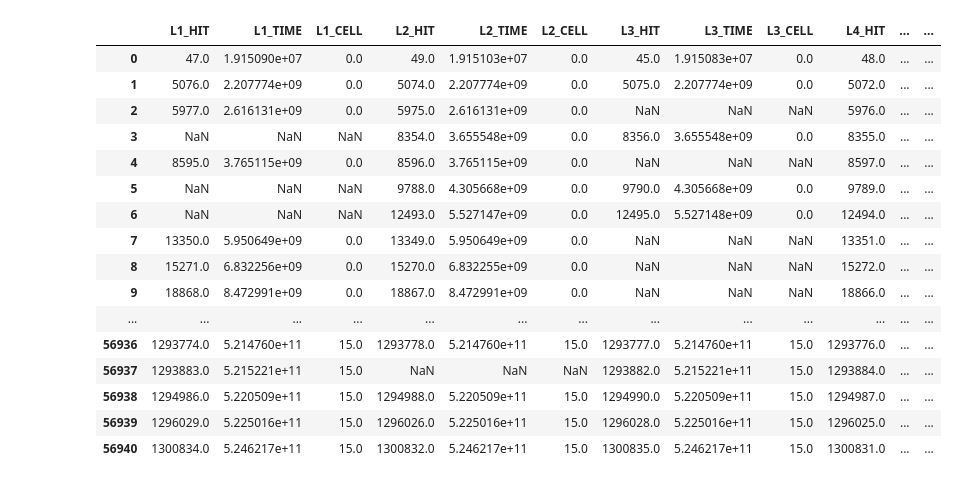
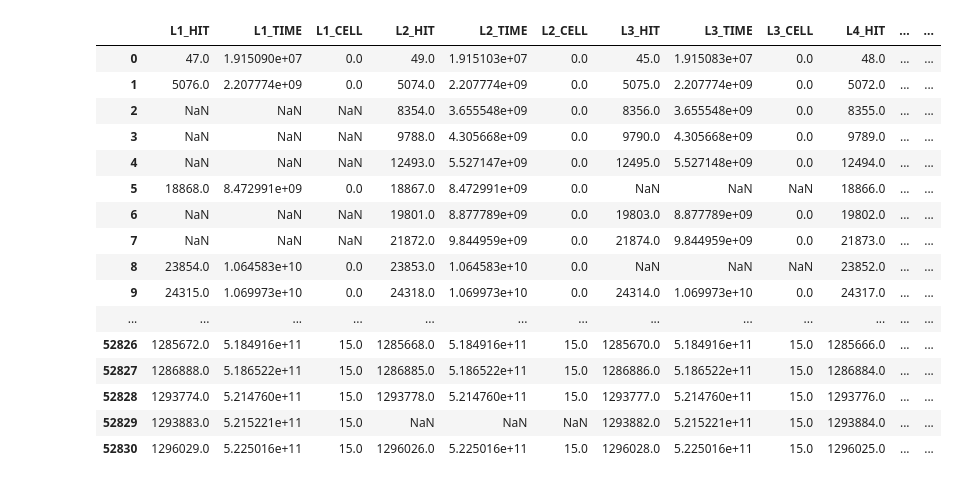
Before and after one commit to baronefr/LCP_projects_Y4, a Jupyter notebook: project_part2.ipynb, the cells around one changed output. Cells and saved outputs as stored; diff of their text form; code cells hidden in the pictures.

```diff
--- a/project_part2.ipynb
+++ b/project_part2.ipynb
@@ -14,6 +15,6 @@ from scipy import stats
 # %%
 # load the dataset containing the events
-source_file = '/home/lab/dat/262_000_full.txt'
+source_file = '/home/lab/dat/262_000_definitive.txt'
 events = pd.read_csv(source_file, sep=",")
 events['LAYERS'] = events['LAYERS'].astype(str)
 events
@@ -85,7 +86,7 @@ def meantimer_134(t, c, tmax, v_drift, h):   # case layers 1-3-4
     t1, t2, t3, t4 = t
     c1, c2, c3, c4 = c
     t0 = (-t1 + 3*t3 + 2*t4 -2*tmax) / 4   # time pedestal
-    if c3 == c1:
+    if c4 == c1:
         pattern = 'L_LR'
         angle_sign = np.sign(t1-t3)
     else:
@@ -109,11 +110,61 @@ def meantimer_234(t, c, tmax, v_drift, h):   # case layers 2-3-4
 
 def meantimer_1234(t, c, tmax, v_drift, h):   # case layers 1-2-3-4
     t0_123, pattern_123, angle_123 = meantimer_123(t, c, tmax, v_drift, h)
+    t0_124, pattern_124, angle_124 = meantimer_124(t, c, tmax, v_drift, h)
+    t0_134, pattern_134, angle_134 = meantimer_134(t, c, tmax, v_drift, h)
     t0_234, pattern_234, angle_234 = meantimer_234(t, c, tmax, v_drift, h)
-    t0 = np.mean([t0_123, t0_234])   # time pedestal
-    pattern = pattern_123[:-1] + pattern_234[-1]
-    angle = np.mean([angle_123, angle_234])
-    return t0, pattern, angle
+
+    pedestals, angles = [], []   # lists of plausible time pedestals and crossing angles
+    pattern = ''
+    sampling = 25   # sampling period of the acquisition system (ns)
+
+    # case layers 1-2-3 + layers 1-2-4
+    if np.abs(t0_123 - t0_124) < sampling:
+        pedestals += [t0_123, t0_124]
+        angles += [angle_123, angle_124]
+        if pattern == '':
+            pattern = pattern_123[:-1] + pattern_124[-1]
+
+    # case layers 1-2-3 + layers 1-3-4
+    if np.abs(t0_123 - t0_134) < sampling:
+        pedestals += [t0_123, t0_134]
+        angles += [angle_123, angle_134]
+        if pattern == '':
+            pattern = pattern_123[:2] + pattern_134[2:]
+
+    # case layers 1-2-3 + layers 2-3-4
+    if np.abs(t0_123 - t0_234) < sampling:
+        pedestals += [t0_123, t0_234]
+        angles += [angle_123, angle_234]
+        if pattern == '':
+            pattern = pattern_123[:2] + pattern_234[2:]
+
+    # case layers 1-2-4 + layers 1-3-4
+    if np.abs(t0_124 - t0_134) < sampling:
+        pedestals += [t0_124, t0_134]
+        angles += [angle_124, angle_134]
+        if pattern == '':
+            pattern = pattern_124[:2] + pattern_134[2:]
+
+    # case layers 1-2-4 + layers 2-3-4
+    if np.abs(t0_124 - t0_234) < sampling:
+        pedestals += [t0_124, t0_234]
+        angles += [angle_124, angle_234]
+        if pattern == '':
+            pattern = pattern_124[:2] + pattern_234[2:]
+
+    # case layers 1-3-4 + layers 2-3-4
+    if np.abs(t0_134 - t0_234) < sampling:
+        pedestals += [t0_134, t0_234]
+        angles += [angle_134, angle_234]
+        if pattern == '':
+            pattern = pattern_134[0] + pattern_234[1:]
+
+    if len(pedestals) == 0:
+        return 0, 'FAIL', 0
+    else:
+        t0, angle = np.mean(pedestals), np.mean(angles)
+        return t0, pattern, angle
 
 # define the function that applies the mean-timer technique to the dataset containing the events
 def meantimer(dataframe):
@@ -124,46 +175,49 @@ def meantimer(dataframe):
                   '124'  : meantimer_124,
                   '134'  : meantimer_134,
                   '234'  : meantimer_234,
                   '1234' : meantimer_1234}
 
     # dictionary used to convert the pattern of the trajectory into signs of the positions in the cells
     LR_to_sign = {'L' : -1,
                   'R' : +1,
                   '_' : 0}
 
     # detector parameters
     tmax = 390   # maximum drift time (ns)
     L = 42   # length of each cell (mm)
     h = 13   # height of each cell (mm)
     v_drift = L / (2*tmax)   # drift velocity (mm/ns)
 
     # apply the mean-timer functions to the dataset
     df[['PEDESTAL', 'PATTERN', 'ANGLE']] = df.apply(lambda row: meantimers[row['LAYERS']](row[['L1_TIME', 'L2_TIME', 'L3_TIME', 'L4_TIME']],
                                                                                           row[['L1_CELL', 'L2_CELL', 'L3_CELL', 'L4_CELL']],
                                                                                           tmax, v_drift, h), axis=1, result_type="expand")
+    df = df[df['PATTERN'] != 'FAIL']   # reject 4-hits events for which it is not possible to compute the time pedestal properly
     for i in range(1, 5):
-        df['L'+str(i)+'_DRIFT'] = df['L'+str(i)+'_TIME'] - df['PEDESTAL']
+        df['L'+str(i)+'_DRIFT'] = np.abs(df['L'+str(i)+'_TIME'] - df['PEDESTAL'])
+        df = df[(df['L'+str(i)+'_DRIFT'] < tmax) | (np.isnan(df['L'+str(i)+'_DRIFT']))]   # reject events with drift times >= 'tmax'
         df['L'+str(i)+'_X'] = v_drift * df['L'+str(i)+'_DRIFT'] * (df['PATTERN'].str[i-1]).replace(LR_to_sign)
 
+    df = df.reset_index(drop=True)
     return df
 
-events = meantimer(events)
+events = meantimer(events)   # takes about 80 seconds
 events
 # %% [output]
 |  | L1_HIT | L1_TIME | L1_CELL | L2_HIT | L2_TIME | L2_CELL | L3_HIT | L3_TIME | L3_CELL | L4_HIT | ... | ... |
 | 0 | 47.0 | 1.915090e+07 | 0.0 | 49.0 | 1.915103e+07 | 0.0 | 45.0 | 1.915083e+07 | 0.0 | 48.0 | ... | ... |
 | 1 | 5076.0 | 2.207774e+09 | 0.0 | 5074.0 | 2.207774e+09 | 0.0 | 5075.0 | 2.207774e+09 | 0.0 | 5072.0 | ... | ... |
-| 2 | 5977.0 | 2.616131e+09 | 0.0 | 5975.0 | 2.616131e+09 | 0.0 | NaN | NaN | NaN | 5976.0 | ... | ... |
-| 3 | NaN | NaN | NaN | 8354.0 | 3.655548e+09 | 0.0 | 8356.0 | 3.655548e+09 | 0.0 | 8355.0 | ... | ... |
-| 4 | 8595.0 | 3.765115e+09 | 0.0 | 8596.0 | 3.765115e+09 | 0.0 | NaN | NaN | NaN | 8597.0 | ... | ... |
-| 5 | NaN | NaN | NaN | 9788.0 | 4.305668e+09 | 0.0 | 9790.0 | 4.305668e+09 | 0.0 | 9789.0 | ... | ... |
-| 6 | NaN | NaN | NaN | 12493.0 | 5.527147e+09 | 0.0 | 12495.0 | 5.527148e+09 | 0.0 | 12494.0 | ... | ... |
-| 7 | 13350.0 | 5.950649e+09 | 0.0 | 13349.0 | 5.950649e+09 | 0.0 | NaN | NaN | NaN | 13351.0 | ... | ... |
-| 8 | 15271.0 | 6.832256e+09 | 0.0 | 15270.0 | 6.832255e+09 | 0.0 | NaN | NaN | NaN | 15272.0 | ... | ... |
-| 9 | 18868.0 | 8.472991e+09 | 0.0 | 18867.0 | 8.472991e+09 | 0.0 | NaN | NaN | NaN | 18866.0 | ... | ... |
+| 2 | NaN | NaN | NaN | 8354.0 | 3.655548e+09 | 0.0 | 8356.0 | 3.655548e+09 | 0.0 | 8355.0 | ... | ... |
+| 3 | NaN | NaN | NaN | 9788.0 | 4.305668e+09 | 0.0 | 9790.0 | 4.305668e+09 | 0.0 | 9789.0 | ... | ... |
+| 4 | NaN | NaN | NaN | 12493.0 | 5.527147e+09 | 0.0 | 12495.0 | 5.527148e+09 | 0.0 | 12494.0 | ... | ... |
+| 5 | 18868.0 | 8.472991e+09 | 0.0 | 18867.0 | 8.472991e+09 | 0.0 | NaN | NaN | NaN | 18866.0 | ... | ... |
+| 6 | NaN | NaN | NaN | 19801.0 | 8.877789e+09 | 0.0 | 19803.0 | 8.877789e+09 | 0.0 | 19802.0 | ... | ... |
+| 7 | NaN | NaN | NaN | 21872.0 | 9.844959e+09 | 0.0 | 21874.0 | 9.844959e+09 | 0.0 | 21873.0 | ... | ... |
+| 8 | 23854.0 | 1.064583e+10 | 0.0 | 23853.0 | 1.064583e+10 | 0.0 | NaN | NaN | NaN | 23852.0 | ... | ... |
+| 9 | 24315.0 | 1.069973e+10 | 0.0 | 24318.0 | 1.069973e+10 | 0.0 | 24314.0 | 1.069973e+10 | 0.0 | 24317.0 | ... | ... |
 | ... | ... | ... | ... | ... | ... | ... | ... | ... | ... | ... | ... | ... |
-| 56936 | 1293774.0 | 5.214760e+11 | 15.0 | 1293778.0 | 5.214760e+11 | 15.0 | 1293777.0 | 5.214760e+11 | 15.0 | 1293776.0 | ... | ... |
-| 56937 | 1293883.0 | 5.215221e+11 | 15.0 | NaN | NaN | NaN | 1293882.0 | 5.215221e+11 | 15.0 | 1293884.0 | ... | ... |
-| 56938 | 1294986.0 | 5.220509e+11 | 15.0 | 1294988.0 | 5.220509e+11 | 15.0 | 1294990.0 | 5.220509e+11 | 15.0 | 1294987.0 | ... | ... |
-| 56939 | 1296029.0 | 5.225016e+11 | 15.0 | 1296026.0 | 5.225016e+11 | 15.0 | 1296028.0 | 5.225016e+11 | 15.0 | 1296025.0 | ... | ... |
-| 56940 | 1300834.0 | 5.246217e+11 | 15.0 | 1300832.0 | 5.246217e+11 | 15.0 | 1300835.0 | 5.246217e+11 | 15.0 | 1300831.0 | ... | ... |
+| 52826 | 1285672.0 | 5.184916e+11 | 15.0 | 1285668.0 | 5.184916e+11 | 15.0 | 1285670.0 | 5.184916e+11 | 15.0 | 1285666.0 | ... | ... |
+| 52827 | 1286888.0 | 5.186522e+11 | 15.0 | 1286885.0 | 5.186522e+11 | 15.0 | 1286886.0 | 5.186522e+11 | 15.0 | 1286884.0 | ... | ... |
+| 52828 | 1293774.0 | 5.214760e+11 | 15.0 | 1293778.0 | 5.214760e+11 | 15.0 | 1293777.0 | 5.214760e+11 | 15.0 | 1293776.0 | ... | ... |
+| 52829 | 1293883.0 | 5.215221e+11 | 15.0 | NaN | NaN | NaN | 1293882.0 | 5.215221e+11 | 15.0 | 1293884.0 | ... | ... |
+| 52830 | 1296029.0 | 5.225016e+11 | 15.0 | 1296026.0 | 5.225016e+11 | 15.0 | 1296028.0 | 5.225016e+11 | 15.0 | 1296025.0 | ... | ... |
```
Also changed, not shown: parts of 14 cells of this notebook, 2 other files.
